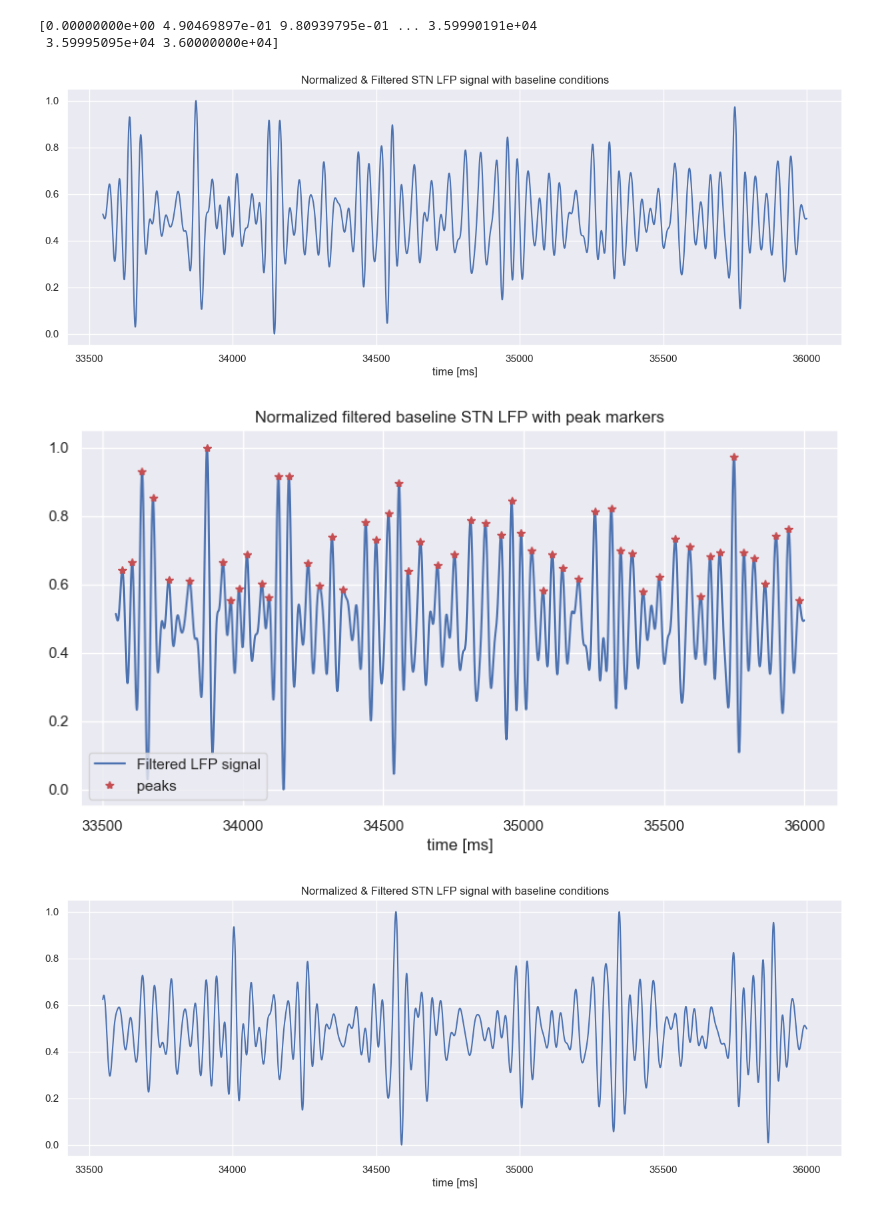
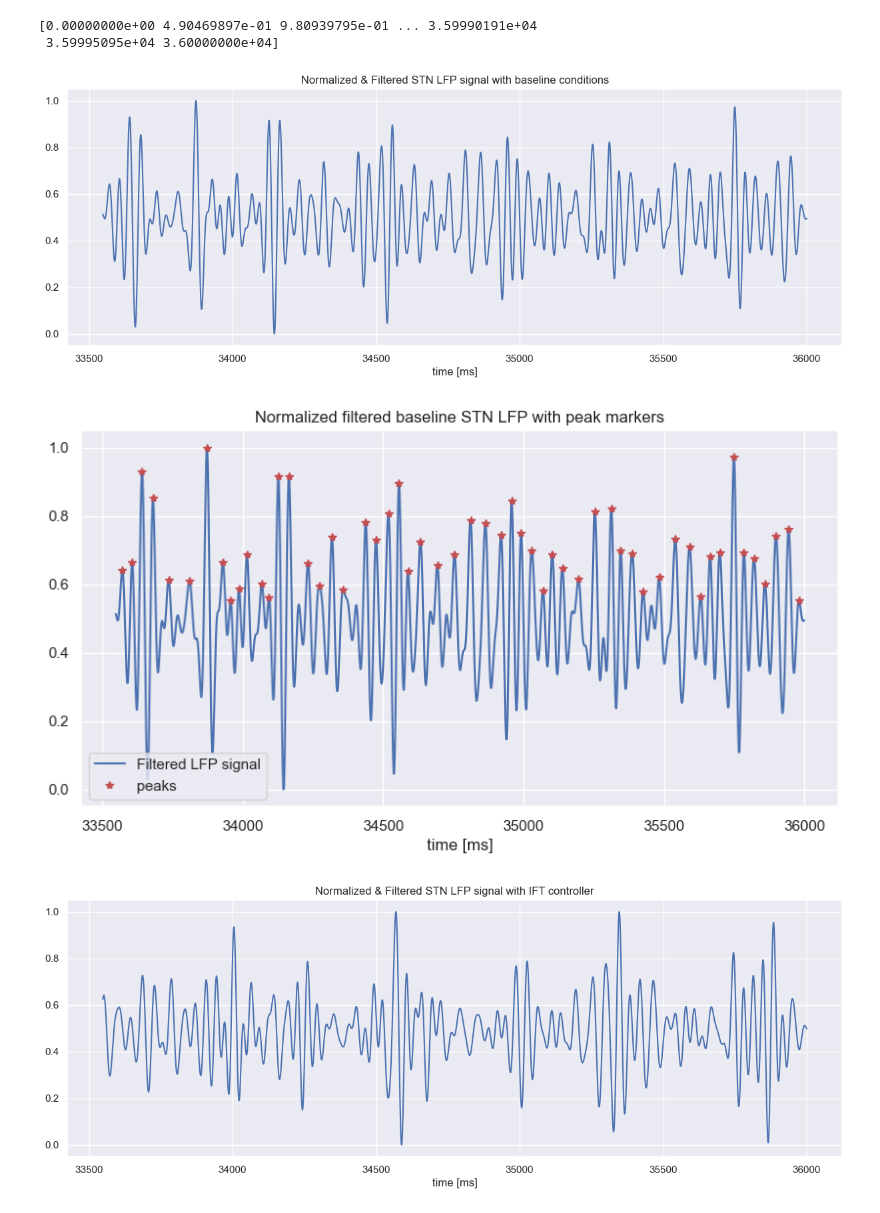
Before and after one commit to abelrassat7421/CBG_Model_Fleming_PTS, a Jupyter notebook: Results_freq_mod/plot_LFP.ipynb, the cells around one changed output. Saved outputs shown, nothing was run; the diff lists cells and outputs as text; code cells hidden in the pictures.

Commit message:
filtered signals

```diff
--- a/Results_freq_mod/plot_LFP.ipynb
+++ b/Results_freq_mod/plot_LFP.ipynb
@@ -234,33 +233,33 @@ plt.show()
 
 
 # IFT signal after band pass filtering ( 13 Hz - 35 Hz) (as in the manuscript)
 dir2 = Path('../Results_30s/RESULTS_IFT_30s')
 lfp_t, lfp = load_stn_lfp(dir2, 0, 36000)
 lfp_beta_signal = filter_lfp(lfp["signal"][-window:,0], beta_b, beta_a)
 norm_signal = normalize_range(lfp_beta_signal)
 
 plt.figure(figsize=(15, 5))
 plt.plot(lfp_t[-window:], norm_signal)
-plt.title("Normalized & Filtered STN LFP signal with baseline conditions")
+plt.title("Normalized & Filtered STN LFP signal with IFT controller")
 plt.xlabel("time [ms]")
 plt.show()
 
 threshold = 0.55
 
 peaks, properties = signal.find_peaks(norm_signal, threshold)
 h_peaks = properties['peak_heights']
 
 # Printing the time for each peak
 t_peaks = lfp_t[-window] + 1000*peaks/2038.9 # 2000 Hz should be the sampling frequency
 
 plt.figure(figsize=(10, 5))
 plt.plot(lfp_t[-window:], norm_signal, "b", t_peaks, h_peaks, "r*" )
 plt.title("Normalized filtered IFT stimulation STN LFP with peak markers")
 plt.xlabel("time [ms]")
 plt.legend(["Filtered LFP signal", "peaks"], loc='lower left')
 plt.show()
 # %% [output]
 [figure]
 [figure]
-[figure, old version]
+[figure, new version]
 [figure]
```
Also changed, not shown: parts of 2 cells of this notebook.
